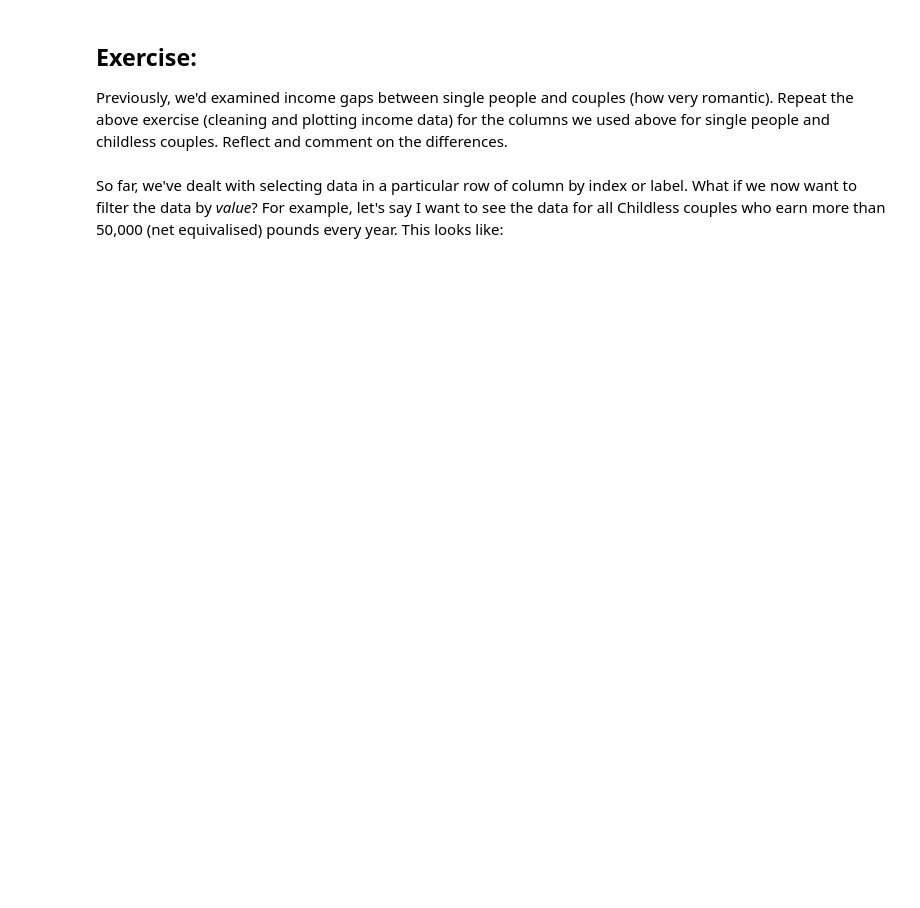
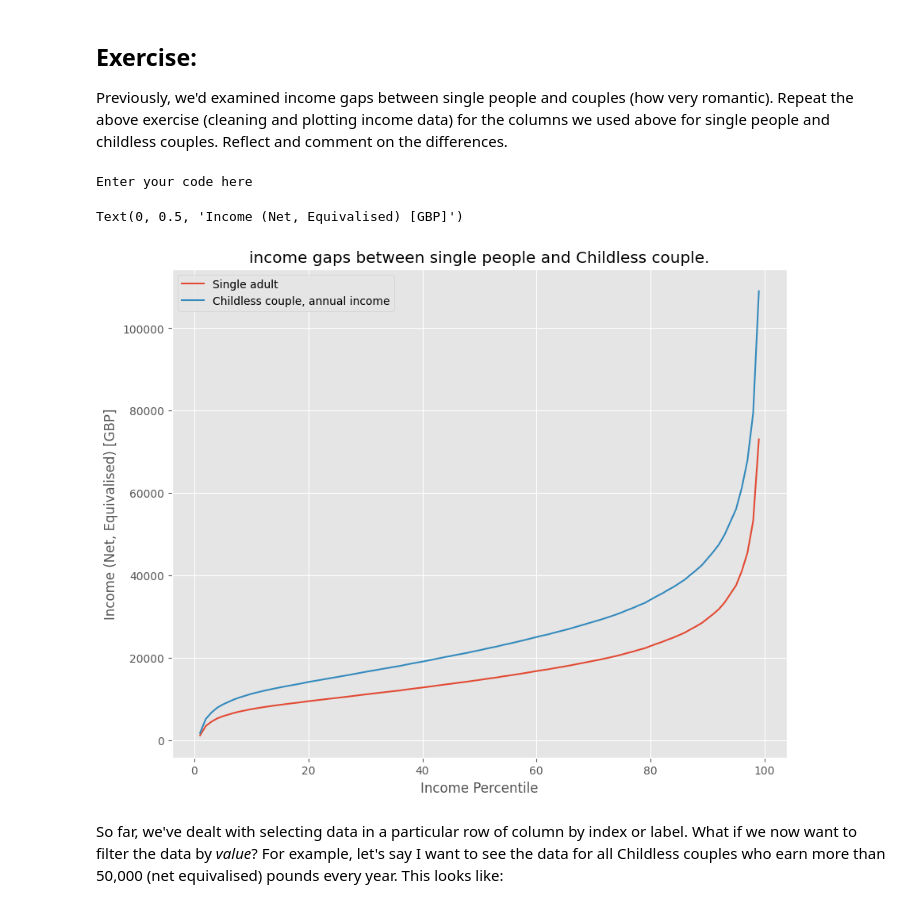
Before and after one commit to ouuuuy/QM2, a Jupyter notebook: notebooks/W02. Pandas.ipynb, the cells around one changed output. Saved outputs shown, nothing was run; the diff lists cells and outputs as text; code cells hidden in the pictures; blank space fills up the shorter version.

```diff
--- a/notebooks/W02. Pandas.ipynb
+++ b/notebooks/W02. Pandas.ipynb
@@ -309,3 +326,17 @@ print("Enter your code here")
+# %%
+print("Enter your code here")
+import pandas as pd
+import matplotlib.pyplot as plt
+a=income[['Single adult','Childless couple, annual income']].replace(',', '', regex=True)
+a = a.replace('-', 'NaN', regex=True).astype('float')
+a.plot()
+plt.title('income gaps between single people and Childless couple.')
+plt.xlabel('Income Percentile')
+plt.ylabel('Income (Net, Equivalised) [GBP]')
+# %% [output]
+Enter your code here
+Text(0, 0.5, 'Income (Net, Equivalised) [GBP]')
+[figure, added]
 # %%
 Add your reflection here.
 # %% [markdown]
```
Also changed, not shown: parts of 20 cells of this notebook.
